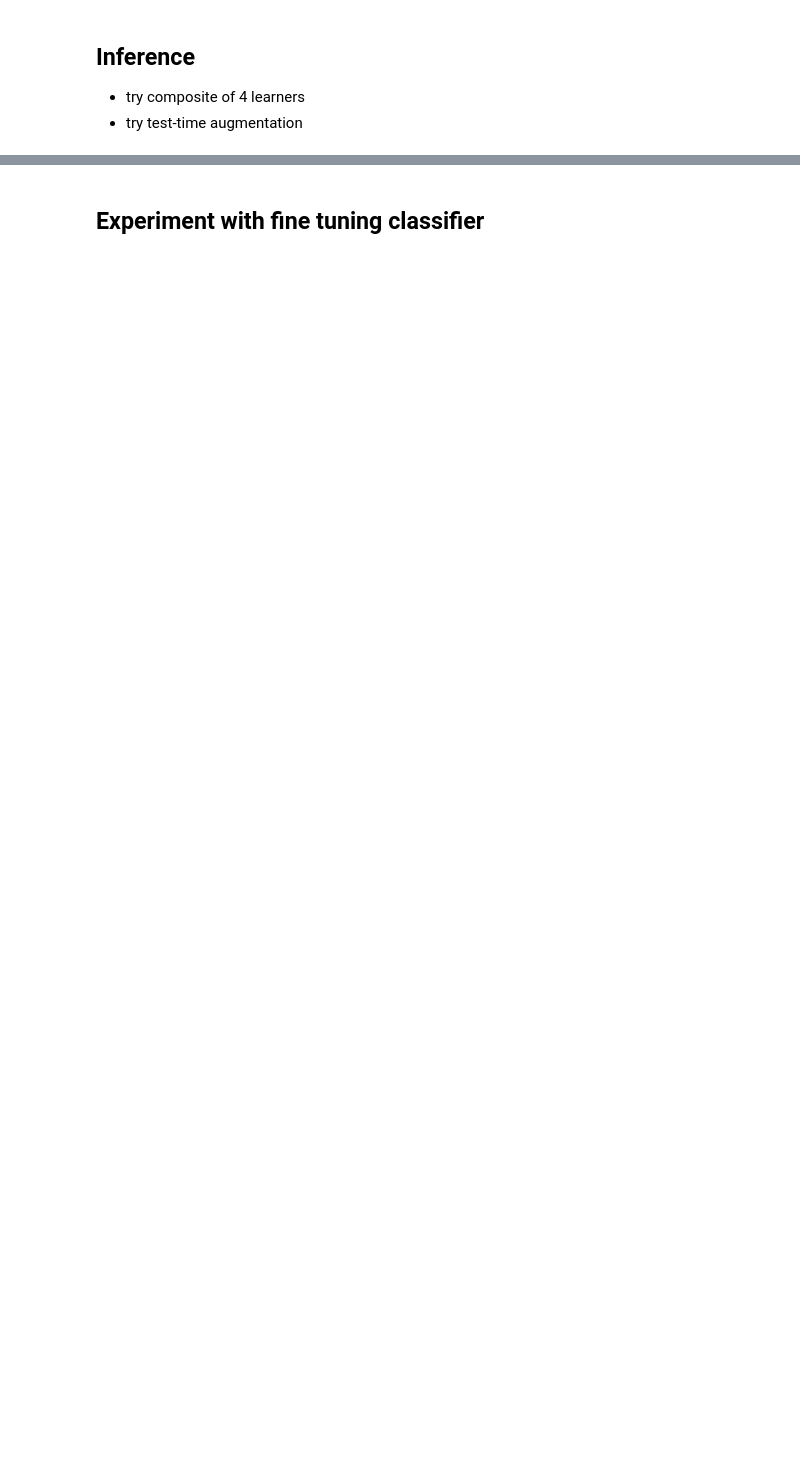
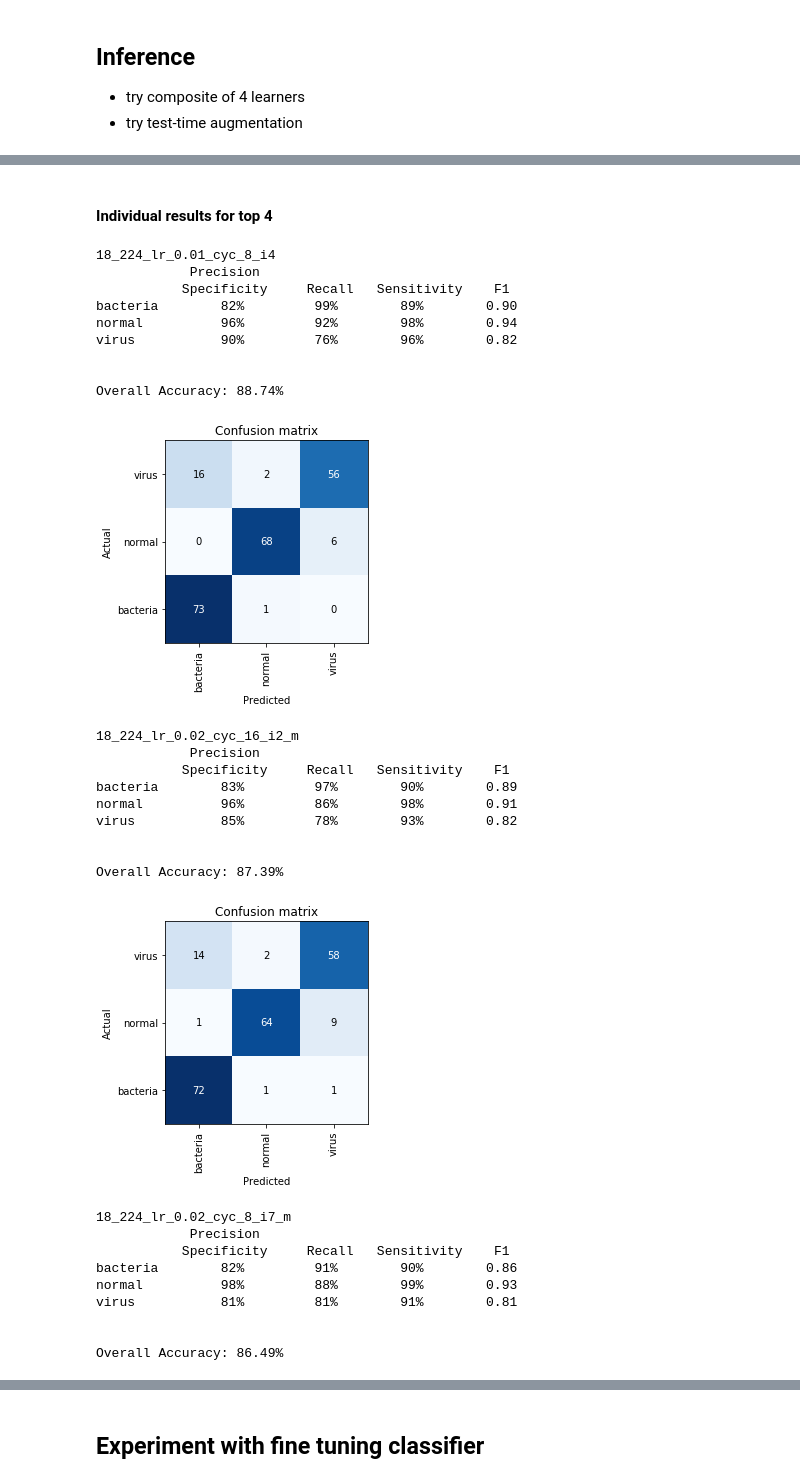
Before and after one commit to williamsdoug/ChestXRay, a Jupyter notebook: Pneumonia Train Balanced Subsets_18_1000_224.ipynb, the cells around one changed output, grey strips where cells are left out. Cells and saved outputs as stored; diff of their text form; code cells hidden in the pictures; blank space fills up the shorter version.

```diff
--- a/Pneumonia Train Balanced Subsets_18_1000_224.ipynb
+++ b/Pneumonia Train Balanced Subsets_18_1000_224.ipynb
@@ -1144,0 +1382,5 @@ _ = combine_predictions(top_interp)
+# %%
+top_results = [name for name, _ in sorted(all_stats.get(), key=lambda x:x[1]['loss'])[:4]]
+top_interp = [[name, get_interp(name)] for name in top_results]
+
+_ = combine_predictions(top_interp)
@@ -1144,0 +1391,4 @@ _ = combine_predictions(top_interp)
+# %%
+top_results = [name for name, _ in sorted(all_stats.get(), key=lambda x:x[1]['error_rate'])[:4]]
+top_interp = [[name, get_interp_test(name)] for name in top_results]
+_ = combine_predictions(top_interp)
@@ -1144,0 +1397,36 @@ _ = combine_predictions(top_interp)
+# %% [markdown]
+#### Individual results for top 4
+# %%
+for name, interp in top_interp:
+    print(name)
+    analyze_interp(interp, include_norm=False)
+# %% [output]
+18_224_lr_0.01_cyc_8_i4
+            Precision
+           Specificity     Recall   Sensitivity    F1
+bacteria        82%         99%        89%        0.90
+normal          96%         92%        98%        0.94
+virus           90%         76%        96%        0.82
+
+
+Overall Accuracy: 88.74%
+[figure, added]
+18_224_lr_0.02_cyc_16_i2_m
+            Precision
+           Specificity     Recall   Sensitivity    F1
+bacteria        83%         97%        90%        0.89
+normal          96%         86%        98%        0.91
+virus           85%         78%        93%        0.82
+
+
+Overall Accuracy: 87.39%
+[figure, added]
+18_224_lr_0.02_cyc_8_i7_m
+            Precision
+           Specificity     Recall   Sensitivity    F1
+bacteria        82%         91%        90%        0.86
+normal          98%         88%        99%        0.93
+virus           81%         81%        91%        0.81
+
+
+Overall Accuracy: 86.49%
```
Also changed, not shown: parts of 38 cells of this notebook, 1 other file.
